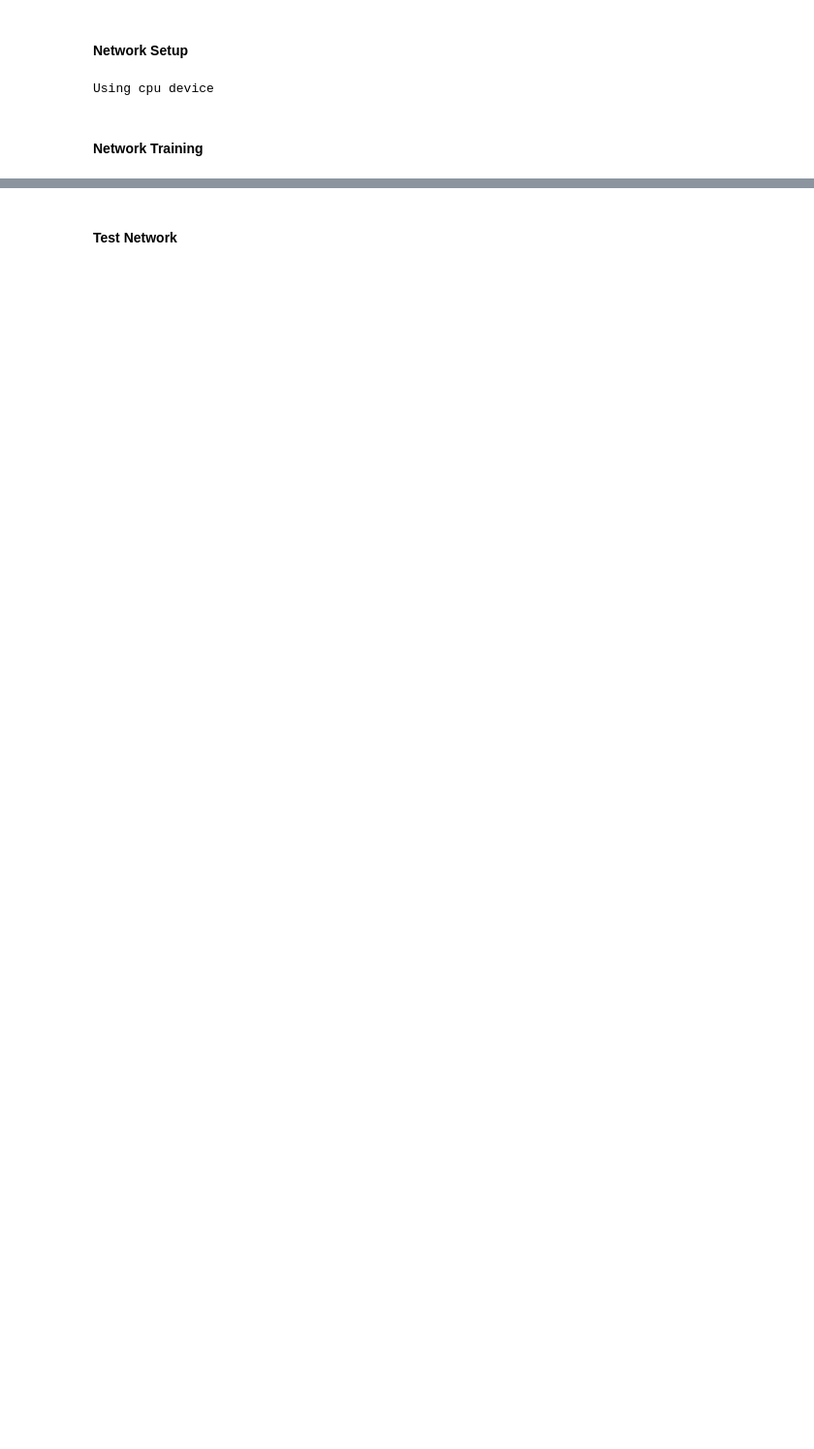
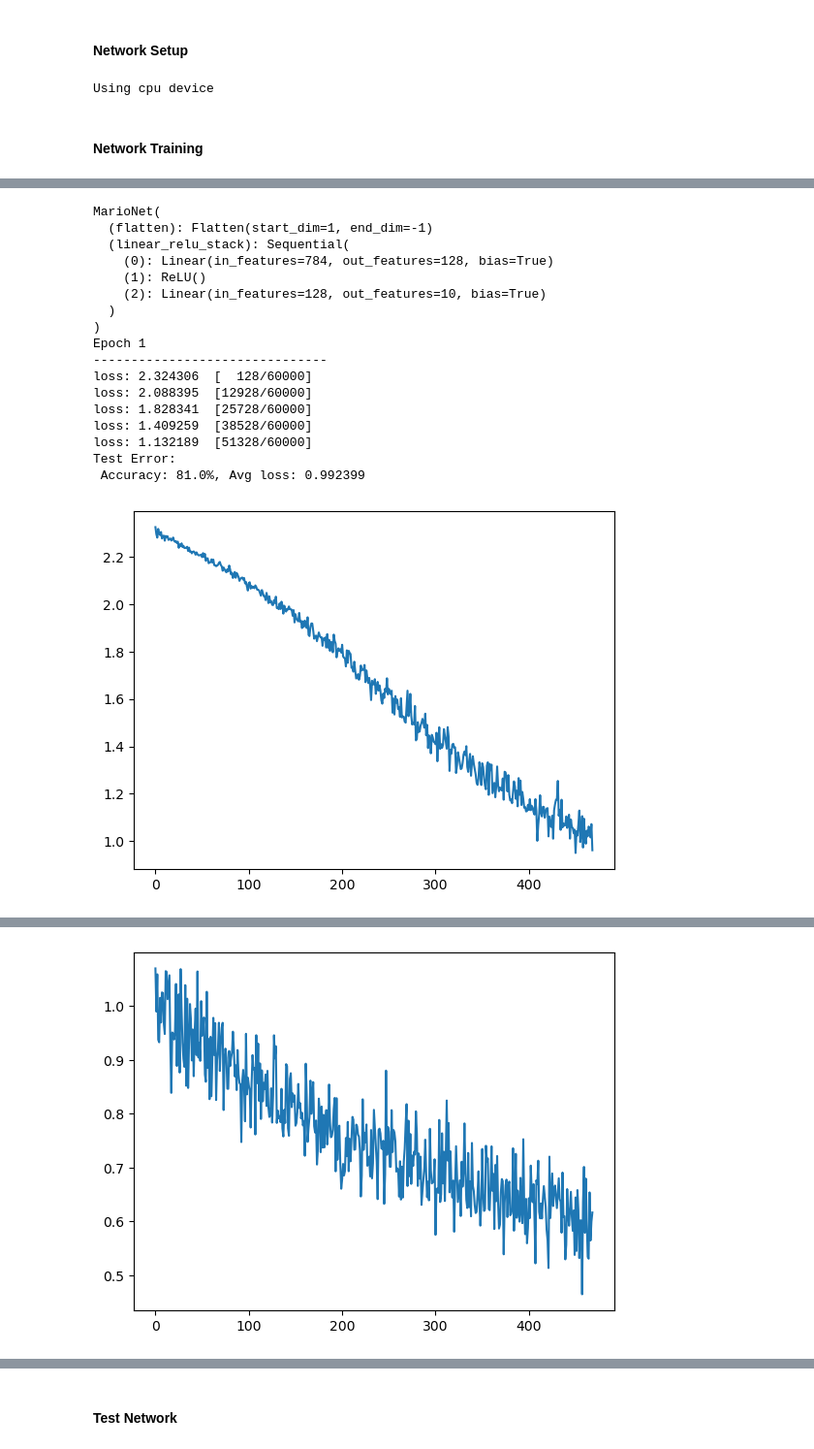
Before and after one commit to mario-ruoff/machine-learning-collection, a Jupyter notebook: cnn.ipynb, the cells around one changed output, grey strips where cells are left out. Shown at 97% size. Drawn from its saved outputs; the diff is of its cells as text; code cells hidden in the pictures; blank space fills up the shorter version.

Commit message:
Add epochs

```diff
--- a/cnn.ipynb
+++ b/cnn.ipynb
@@ -31,8 +31,8 @@ test_data = datasets.MNIST(
 
 # Hyperparameters
 learning_rate = 0.01
-batch_size = 1
-# epochs = 5
+batch_size = 64
+epochs = 5
 
 # Set data loader
 train_dataloader = DataLoader(train_data, batch_size=batch_size, shuffle=True)
@@ -133,0 +75,72 @@ KeyboardInterrupt:
+# %%
+# Train loop
+def train_loop(dataloader, model, loss_fn, optimizer):
+    train_losses = []
+    model.train()
+    for batch, (X, y) in enumerate(dataloader):
+        # Forward pass
+        X, y = X.to(device), y.to(device)
+        logits = model(X)
+        loss = loss_fn(logits, y)
+        train_losses.append(loss.item())
+
+        # Backpropagation
+        loss.backward()
+        optimizer.step()
+        optimizer.zero_grad()
+
+        # Print progress
+        if batch % 100 == 0:
+            current = batch * batch_size + len(X)
+            print(f"loss: {loss.item():>7f}  [{current:>5d}/{len(train_dataloader.dataset):>5d}]")
+
+    return train_losses
+
+# Test loop
+def test_loop(dataloader, model, loss_fn):
+    model.eval()
+    test_loss, accuracy = 0, 0
+
+    with torch.no_grad():
+        for X, y in dataloader:
+            X, y = X.to(device), y.to(device)
+            logits = model(X)
+            test_loss += loss_fn(logits, y).item()
+            accuracy += (logits.argmax(1) == y).type(torch.float).sum().item()
+
+    test_loss /= len(dataloader)
+    accuracy /= len(dataloader.dataset)
+    print(f"Test Error: \n Accuracy: {(100*accuracy):>0.1f}%, Avg loss: {test_loss:>8f}")
+
+model = MarioNet().to(device)
+loss_fn = nn.CrossEntropyLoss()
+optimizer = torch.optim.SGD(model.parameters(), lr=learning_rate)
+print(model)
+
+for epoch in range(epochs):
+    print(f"Epoch {epoch+1}\n-------------------------------")
+    losses = train_loop(train_dataloader, model, loss_fn, optimizer)
+    test_loop(test_dataloader, model, loss_fn)
+    plt.plot(losses)
+    plt.show()
+
+print("Done")
+# %% [output]
+MarioNet(
+  (flatten): Flatten(start_dim=1, end_dim=-1)
+  (linear_relu_stack): Sequential(
+    (0): Linear(in_features=784, out_features=128, bias=True)
+    (1): ReLU()
+    (2): Linear(in_features=128, out_features=10, bias=True)
+  )
+)
+Epoch 1
+-------------------------------
+loss: 2.324306  [  128/60000]
+loss: 2.088395  [12928/60000]
+loss: 1.828341  [25728/60000]
+loss: 1.409259  [38528/60000]
+loss: 1.132189  [51328/60000]
+Test Error:
+ Accuracy: 81.0%, Avg loss: 0.992399
+[figure, added]
@@ -133,0 +156 @@ KeyboardInterrupt:
+[figure, added]
```
Also changed, not shown: parts of 5 cells of this notebook.
